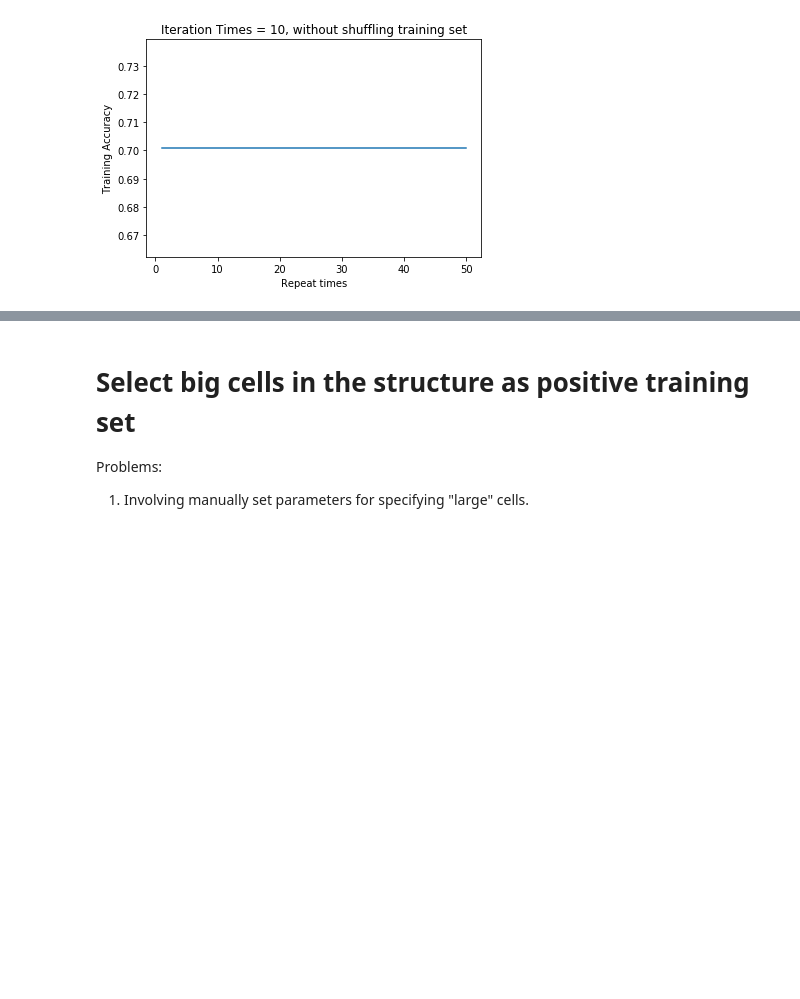
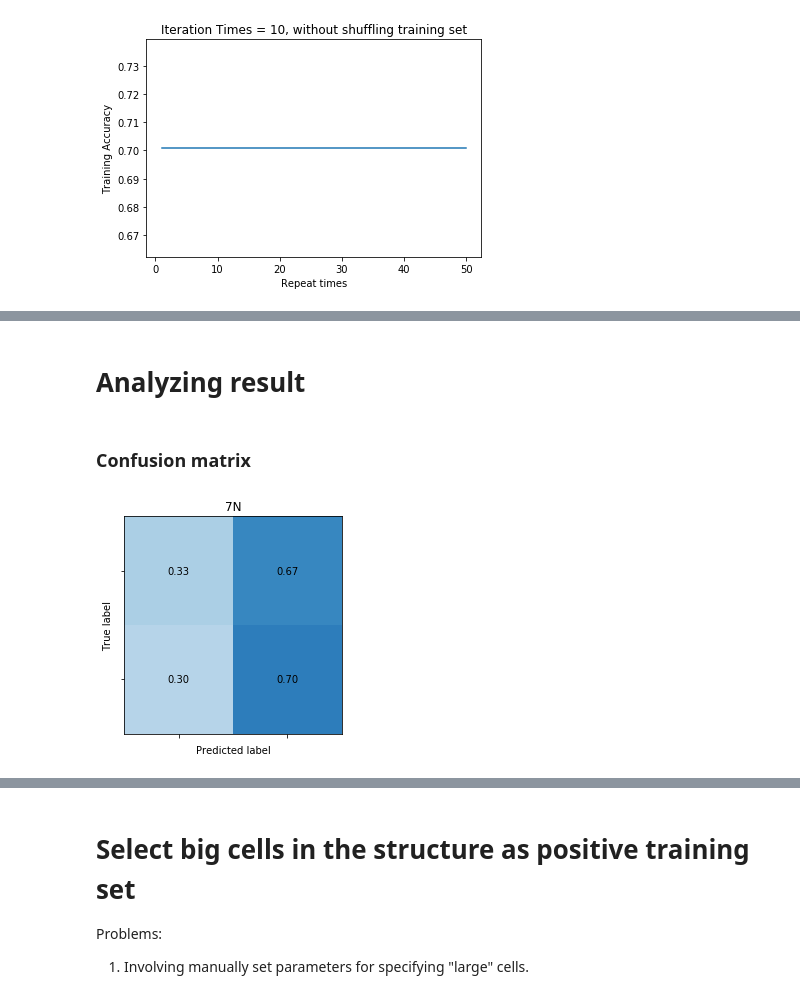
Before and after one commit to xiangjiph/MouseBrainAtlas, a Jupyter notebook: XJ/blob_detection_Perceptron.ipynb, the cells around one changed output, grey strips where cells are left out. Cells and saved outputs as stored; diff of their text form; code cells hidden in the pictures; blank space fills up the shorter version.

```diff
--- a/XJ/blob_detection_Perceptron.ipynb
+++ b/XJ/blob_detection_Perceptron.ipynb
@@ -546,0 +554,6 @@ array([[ 1.68751378, -2.72886974, -1.78505416, -0.60496255, -2.93612604,
+# %% [markdown]
+# Analyzing result
+# %% [markdown]
+### Confusion matrix
+# %%
+model_perceptron = sklearn.linear_model.perceptron.Perceptron(fit_intercept=True,n_iter=10,shuffle=True,random_state=random.seed()).fit(training_set,training_label)
@@ -546,0 +564,28 @@ array([[ 1.68751378, -2.72886974, -1.78505416, -0.60496255, -2.93612604,
+# %%
+predt = model_perceptron.predict(training_set)
+
+true_positive_idx = np.logical_and(training_label==True, predt == True)
+true_positive_idx = np.where(true_positive_idx==True)[0]
+true_positive_num = len(true_positive_idx)
+
+true_negative_idx = np.logical_and(training_label==False, predt == False)
+true_negative_idx = np.where(true_negative_idx==True)[0]
+true_negative_num = len(true_negative_idx)
+
+false_positive_idx = np.logical_and(training_label==False, predt == True)
+false_positive_idx = np.where(false_positive_idx==True)[0]
+false_positive_num = len(false_positive_idx)
+
+false_negative_idx = np.logical_and(training_label==True, predt==False)
+false_negative_idx = np.where(false_negative_idx==True)[0]
+false_negative_num = len(false_negative_idx)
+
+predt_true_num = true_positive_num + false_positive_num
+predt_false_num = true_negative_num + false_negative_num
+# %%
+confusion_matrix = np.array([[true_positive,false_positive],
+          [false_negative,true_negative]],dtype=np.float)/np.array([[predt_true_num,predt_true_num],[predt_false_num,predt_false_num]])
+# %%
+plot_confusion_matrix(confusion_matrix,labels=['',''],title=structure_name);
+# %% [output]
+[figure, added]
```
Also changed, not shown: parts of 19 cells of this notebook.
